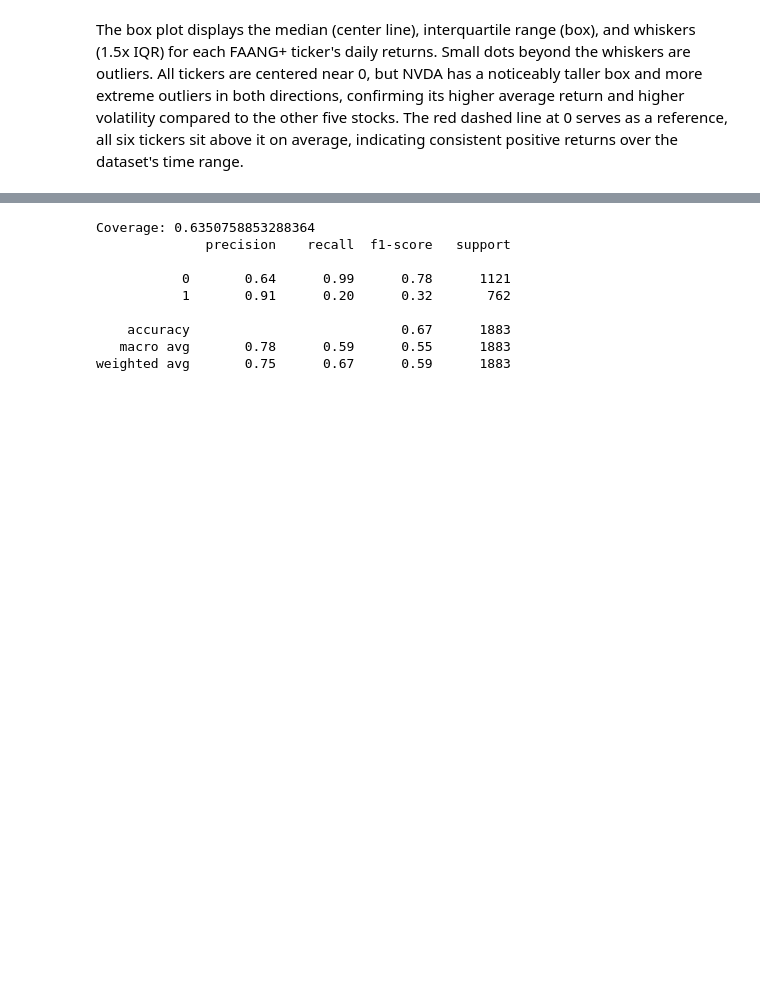
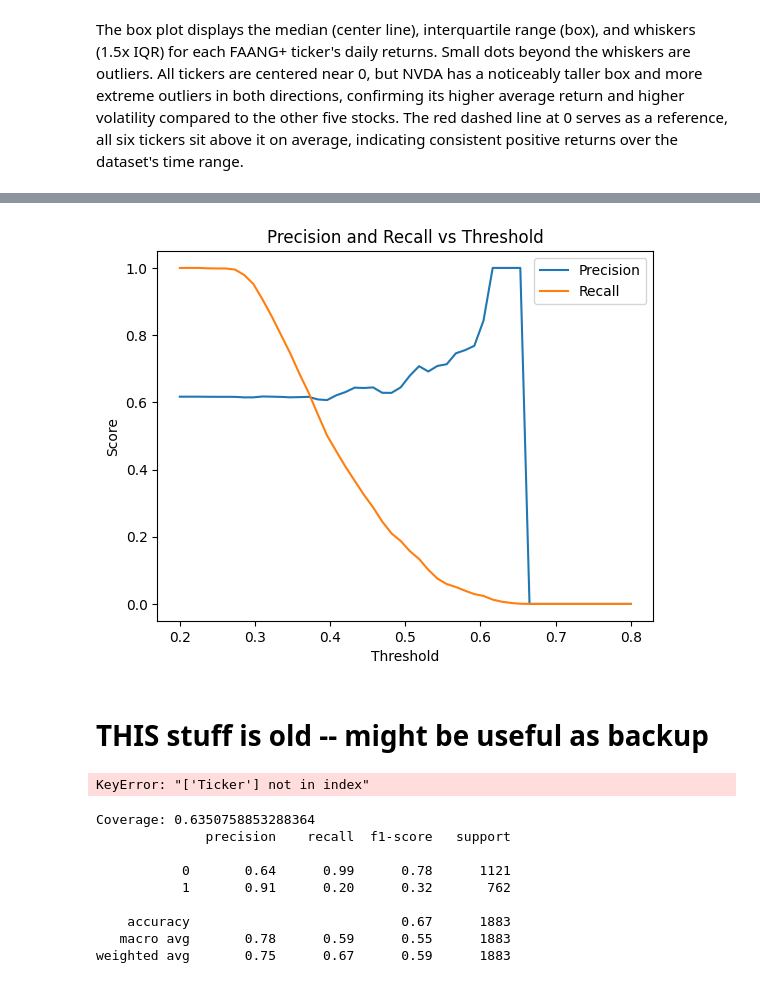
Before and after one commit to jli433/CMSC320_Final_Project, a Jupyter notebook: data.ipynb, the cells around one changed output, grey strips where cells are left out. Drawn from its saved outputs; the diff is of its cells as text; code cells hidden in the pictures; blank space fills up the shorter version.

```diff
--- a/data.ipynb
+++ b/data.ipynb
@@ -223,0 +265,2 @@ average, indicating consistent positive returns over the dataset's time range.
+# %%
+stocks_df["Log_Return"] = stocks_df.groupby("Ticker")["Close"].transform(lambda x: np.log(x / x.shift(1)))
@@ -225,0 +481,28 @@ average, indicating consistent positive returns over the dataset's time range.
+# %%
+from sklearn.metrics import precision_score, recall_score
+import numpy as np
+import matplotlib.pyplot as plt
+
+probs = rf.predict_proba(X_test)[:, 1]
+thresholds = np.linspace(0.2, 0.8, 50)
+
+precisions = []
+recalls = []
+
+for t in thresholds:
+    preds = (probs > t).astype(int)
+    precisions.append(precision_score(y_test, preds))
+    recalls.append(recall_score(y_test, preds))
+
+plt.figure()
+plt.plot(thresholds, precisions, label="Precision")
+plt.plot(thresholds, recalls, label="Recall")
+plt.xlabel("Threshold")
+plt.ylabel("Score")
+plt.title("Precision and Recall vs Threshold")
+plt.legend()
+plt.show()
+# %% [output]
+[figure, added]
+# %% [markdown]
+<h1> THIS stuff is old -- might be useful as backup  </h1>
@@ -226,22 +547,4 @@ average, indicating consistent positive returns over the dataset's time range.
 # %%
-
-stocks_df["Future_Return_20d"] = (stocks_df["Close"].shift(-20) - stocks_df["Close"]) / stocks_df["Close"]
-
-stocks_df["Target"] = (stocks_df["Future_Return_20d"] > 0).astype(int)
-
-stocks_df["Target"] = (stocks_df["Future_Return_20d"] > 0.03 ).astype(int)
-
-stocks_df = stocks_df.dropna()
-
-features = [
-    "RSI_14",
-    "MACD",
-    "MACD_Signal",
-    "Volatility_7d",
-    "Daily_Return",
-    "Volume"
-]
-
 split = int(len(stocks_df) * 0.8)
 
 X = stocks_df[features]
@@ -252,4 +555,6 @@ X_test = X.iloc[split:]
 
 y_train = y.iloc[:split]
 y_test = y.iloc[split:]
+# %% [output]
+KeyError: "['Ticker'] not in index"
 # %%
```
Also changed, not shown: parts of 39 cells of this notebook.
